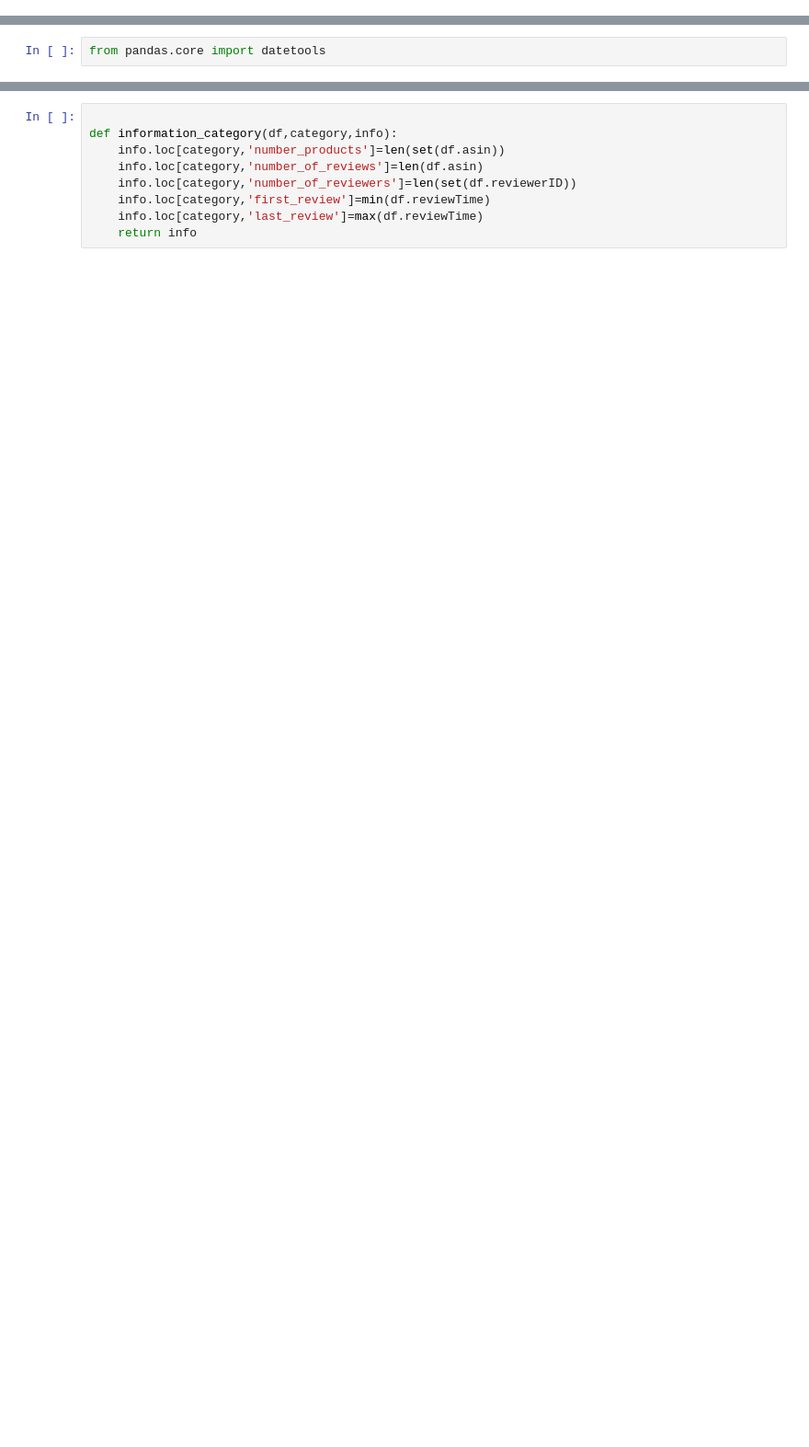
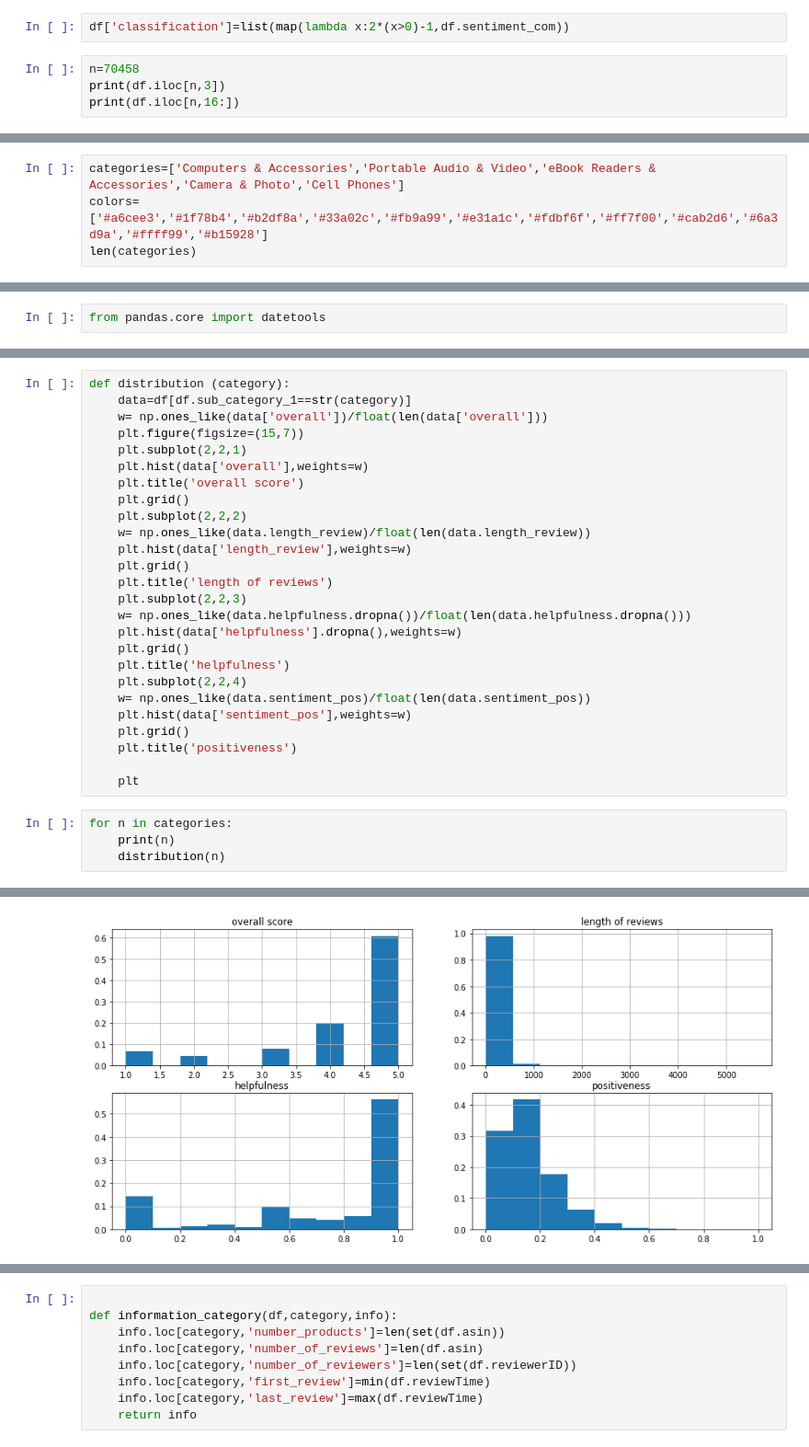
Before and after one commit to sourabhlal/ada2017, a Jupyter notebook: Project/timeline_distribution_correlations.ipynb, the cells around one changed output, grey strips where cells are left out. Shown at 92% size. Saved outputs shown, nothing was run; the diff lists cells and outputs as text; blank space fills up the shorter version.

```diff
--- a/Project/timeline_distribution_correlations.ipynb
+++ b/Project/timeline_distribution_correlations.ipynb
@@ -48,0 +44,6 @@ df
+# %%
+df['classification']=list(map(lambda x:2*(x>0)-1,df.sentiment_com))
+# %%
+n=70458
+print(df.iloc[n,3])
+print(df.iloc[n,16:])
@@ -147,0 +110,4 @@ See https://github.com/bokeh/bokeh/issues/2056 for more information.
+# %%
+categories=['Computers & Accessories','Portable Audio & Video','eBook Readers & Accessories','Camera & Photo','Cell Phones']
+colors=['#a6cee3','#1f78b4','#b2df8a','#33a02c','#fb9a99','#e31a1c','#fdbf6f','#ff7f00','#cab2d6','#6a3d9a','#ffff99','#b15928']
+len(categories)
@@ -252,0 +211,31 @@ df_com.head(1)
+# %%
+def distribution (category):
+    data=df[df.sub_category_1==str(category)]
+    w= np.ones_like(data['overall'])/float(len(data['overall']))
+    plt.figure(figsize=(15,7))
+    plt.subplot(2,2,1)
+    plt.hist(data['overall'],weights=w)
+    plt.title('overall score')
+    plt.grid()
+    plt.subplot(2,2,2)
+    w= np.ones_like(data.length_review)/float(len(data.length_review))
+    plt.hist(data['length_review'],weights=w)
+    plt.grid()
+    plt.title('length of reviews')
+    plt.subplot(2,2,3)
+    w= np.ones_like(data.helpfulness.dropna())/float(len(data.helpfulness.dropna()))
+    plt.hist(data['helpfulness'].dropna(),weights=w)
+    plt.grid()
+    plt.title('helpfulness')
+    plt.subplot(2,2,4)
+    w= np.ones_like(data.sentiment_pos)/float(len(data.sentiment_pos))
+    plt.hist(data['sentiment_pos'],weights=w)
+    plt.grid()
+    plt.title('positiveness')
+
+    plt
+# %%
+for n in categories:
+    print(n)
+    distribution(n)
+# %% [output]
@@ -252,0 +247 @@ df_com.head(1)
+[figure, added]
```
Also changed, not shown: parts of 64 cells of this notebook, 5 other files.
